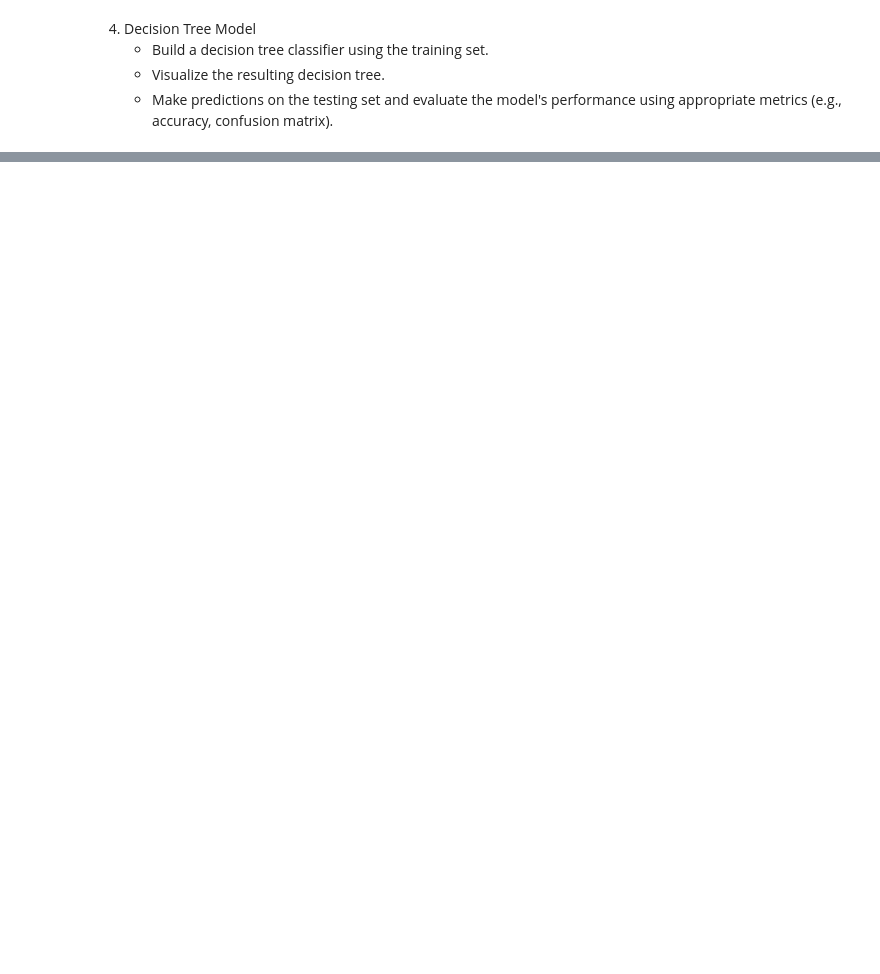
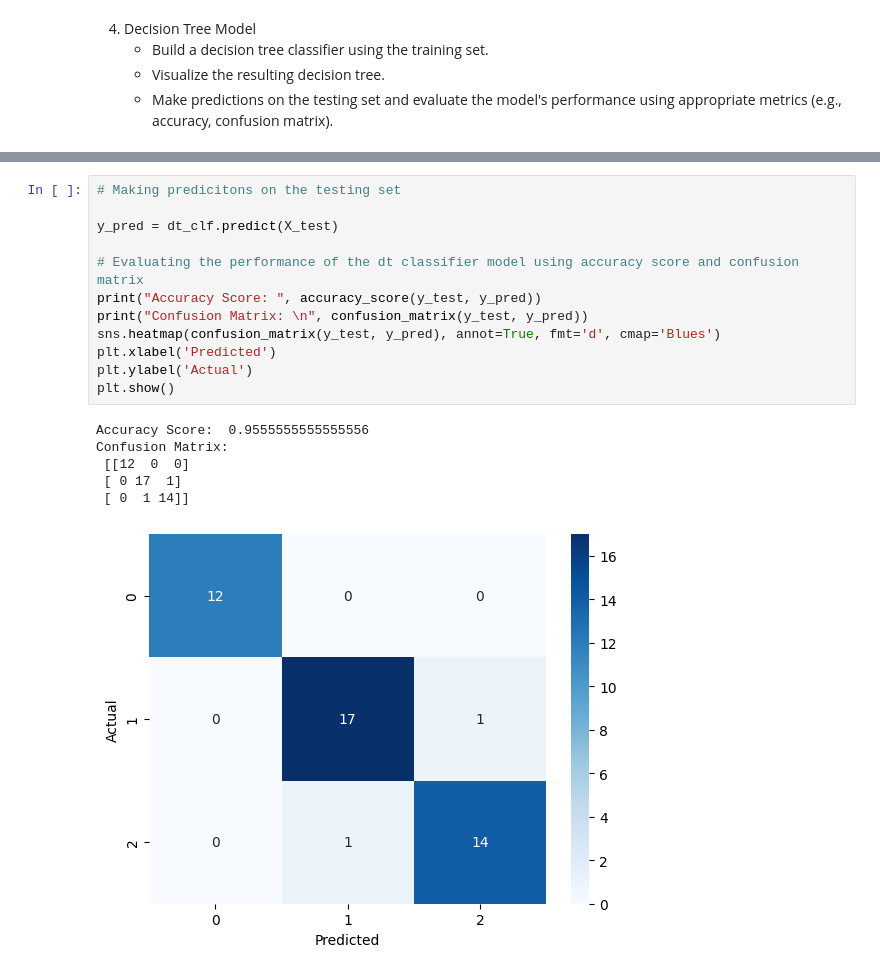
Before and after one commit to gitlakshya/Assignments, a Jupyter notebook: ML/G24AIT2002_Q4.ipynb, the cells around one changed output, grey strips where cells are left out. Cells and saved outputs as stored; diff of their text form; blank space fills up the shorter version.

```diff
--- a/ML/G24AIT2002_Q4.ipynb
+++ b/ML/G24AIT2002_Q4.ipynb
@@ -144,0 +166,19 @@ X_train, X_test, y_train, y_test = train_test_split(X, y, test_size=0.3, random_
+# %%
+# Making predicitons on the testing set
+
+y_pred = dt_clf.predict(X_test)
+
+# Evaluating the performance of the dt classifier model using accuracy score and confusion matrix
+print("Accuracy Score: ", accuracy_score(y_test, y_pred))
+print("Confusion Matrix: \n", confusion_matrix(y_test, y_pred))
+sns.heatmap(confusion_matrix(y_test, y_pred), annot=True, fmt='d', cmap='Blues')
+plt.xlabel('Predicted')
+plt.ylabel('Actual')
+plt.show()
+# %% [output]
+Accuracy Score:  0.9555555555555556
+Confusion Matrix:
+ [[12  0  0]
+ [ 0 17  1]
+ [ 0  1 14]]
+[figure, added]
```
Also changed, not shown: parts of 11 cells of this notebook.
